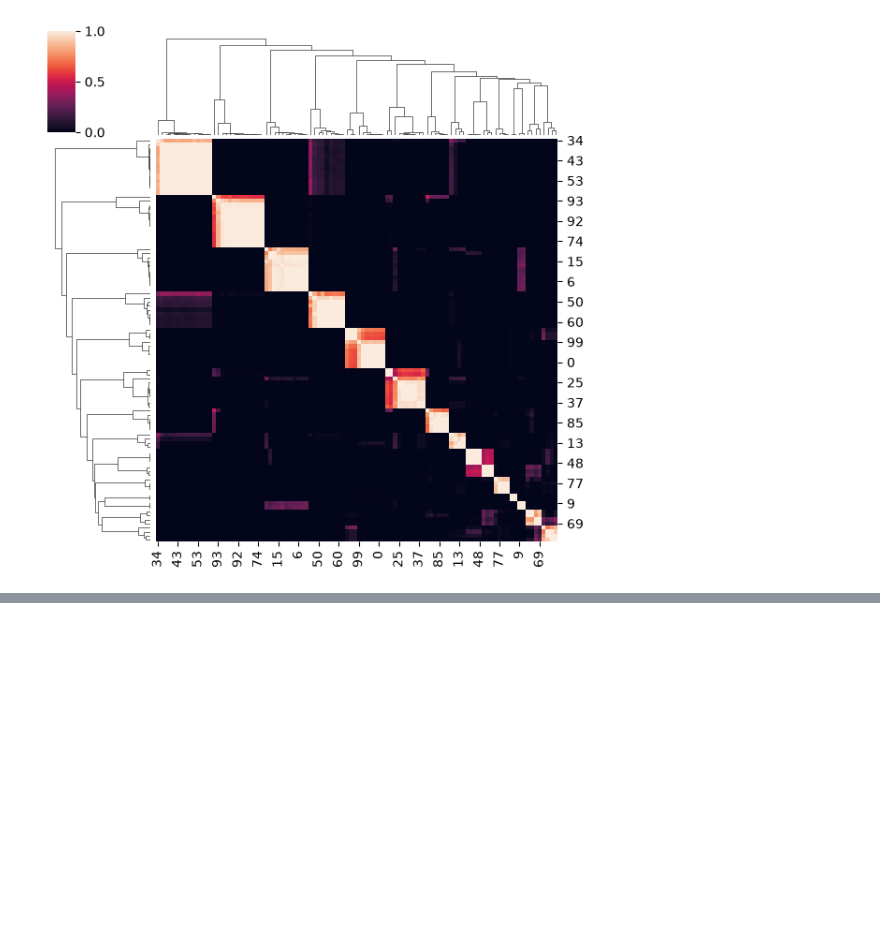
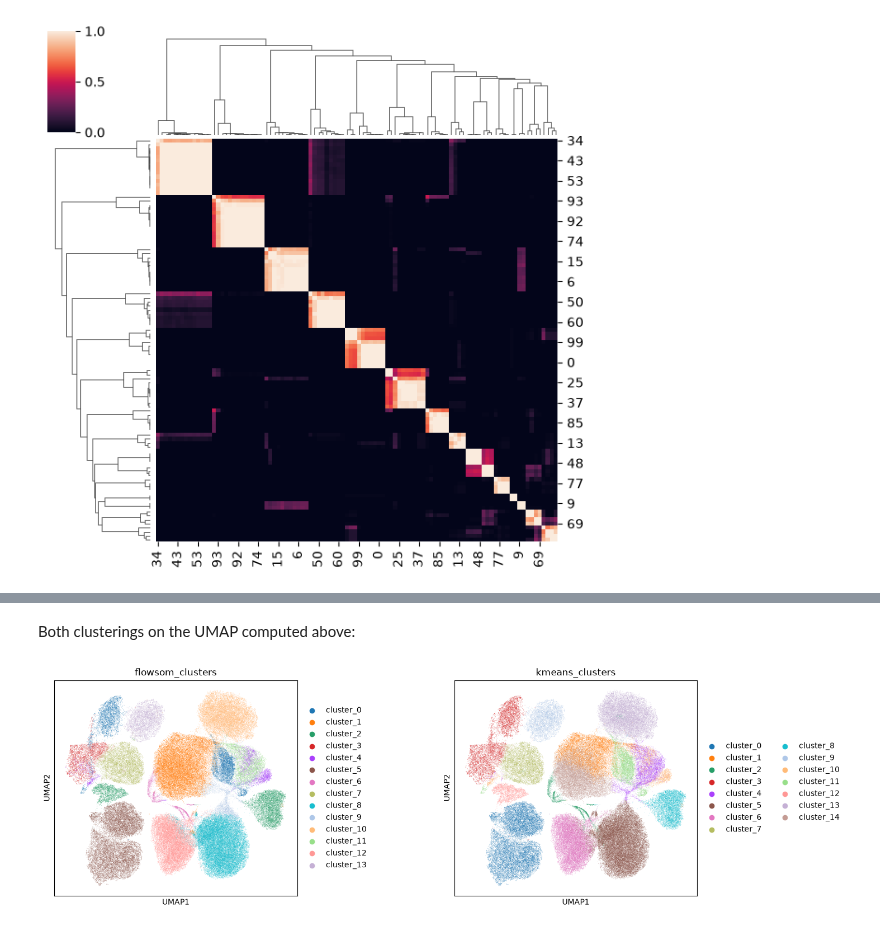
Before and after one commit to scverse/pytometry, a Jupyter notebook: docs/examples/03_flowsom.ipynb, the cells around one changed output, grey strips where cells are left out. Saved outputs shown, nothing was run; the diff lists cells and outputs as text; code cells hidden in the pictures; blank space fills up the shorter version.

```diff
--- a/docs/examples/03_flowsom.ipynb
+++ b/docs/examples/03_flowsom.ipynb
@@ -275,0 +315,6 @@ cluster_objs["consensus_clustering"].plot_clustermap(n_clusters, figsize=(6, 6))
+# %% [markdown]
+Both clusterings on the UMAP computed above:
+# %%
+sc.pl.umap(adata_flowsom, color=["flowsom_clusters", "kmeans_clusters"], wspace=0.5)
+# %% [output]
+[figure, added]
```
Also changed, not shown: parts of 6 cells of this notebook.
